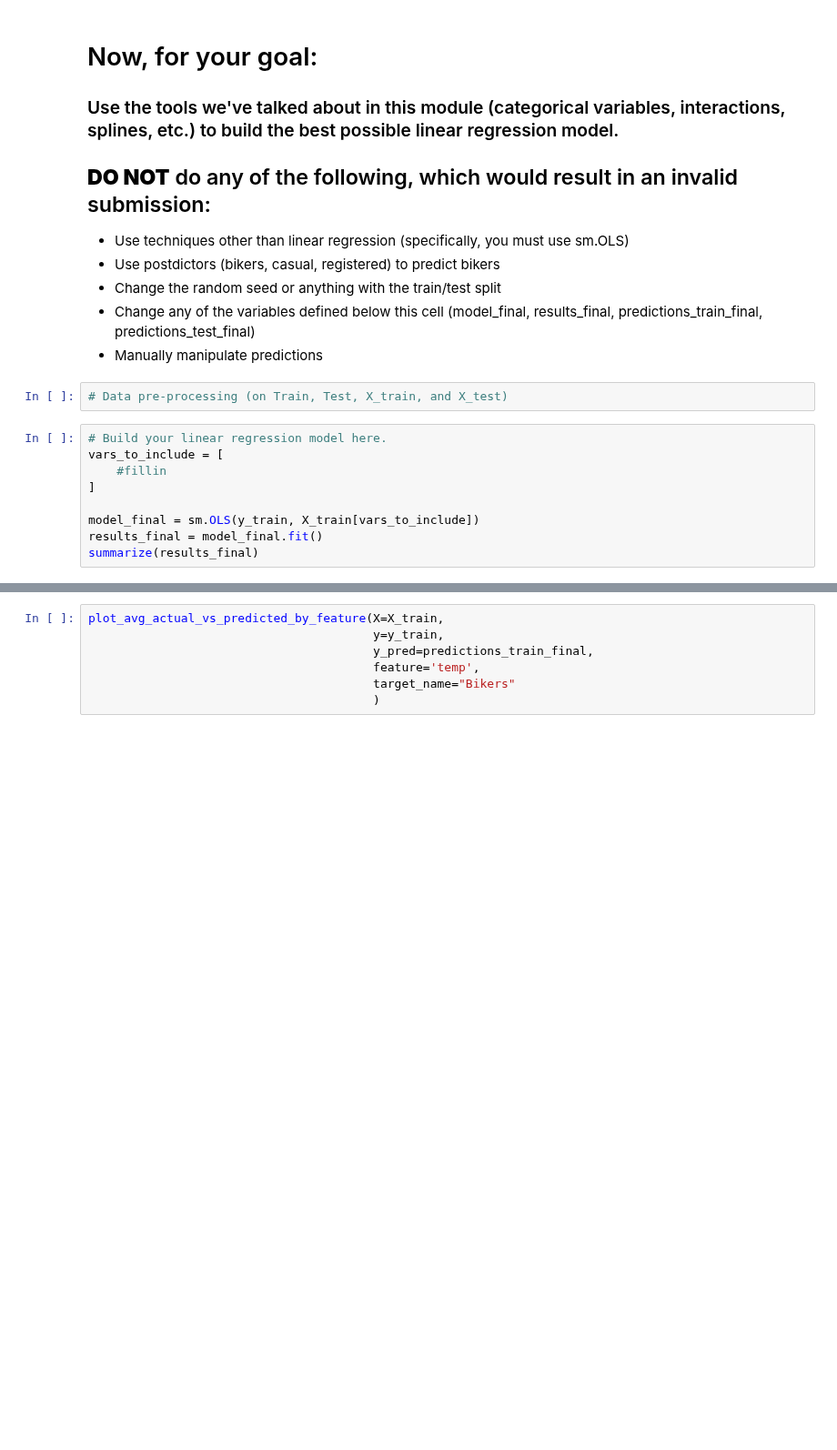
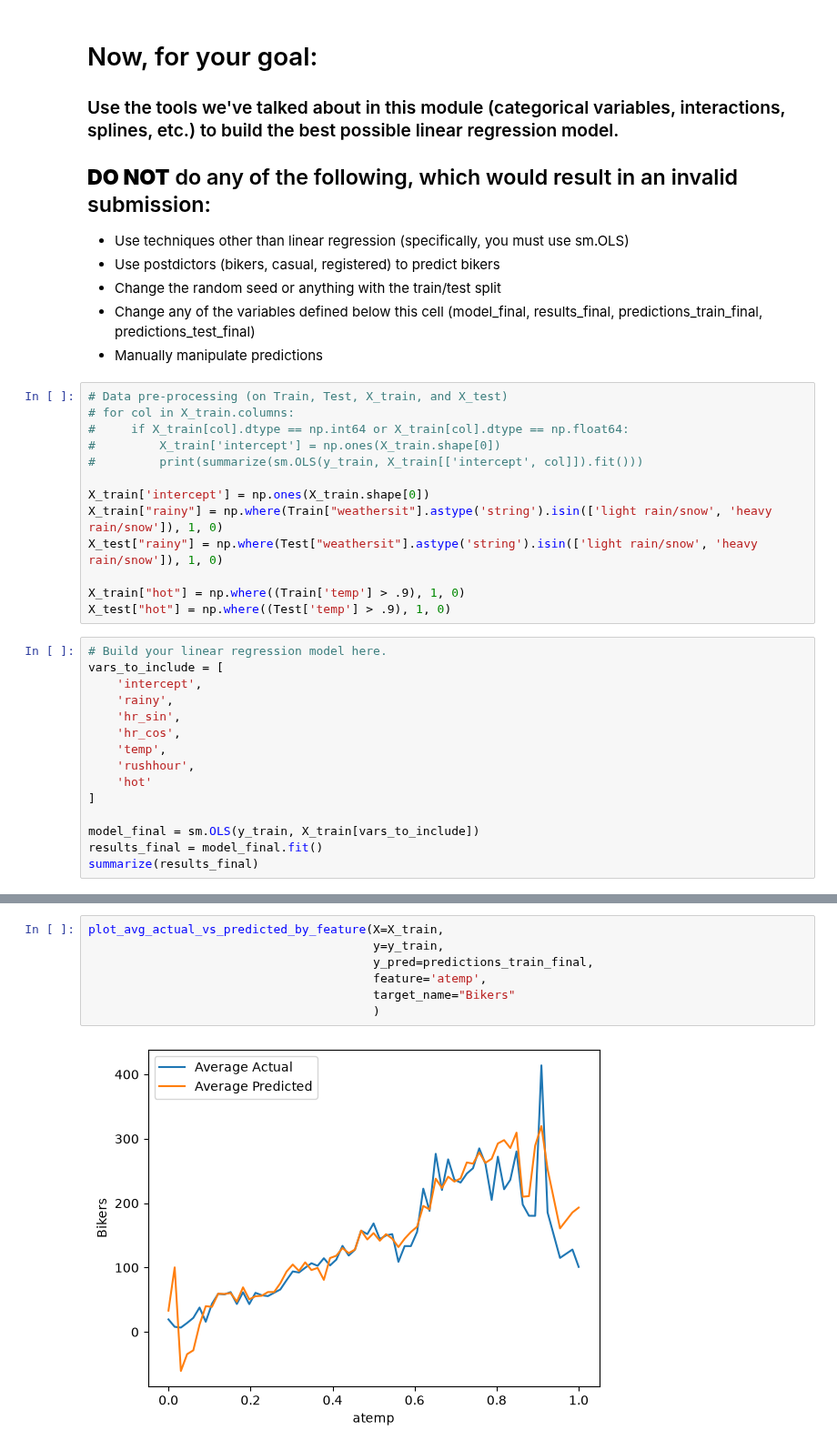
Before and after one commit to Zeke-Wess/CSE-2600-Code, a Jupyter notebook: mod05_nonlinear.ipynb, the cells around one changed output, grey strips where cells are left out. Shown at 91% size. Cells and saved outputs as stored; diff of their text form; blank space fills up the shorter version.

```diff
--- a/mod05_nonlinear.ipynb
+++ b/mod05_nonlinear.ipynb
@@ -271,10 +354,27 @@ plot_avg_actual_vs_predicted_by_feature(X=X_train,
 - Manually manipulate predictions
 # %%
 # Data pre-processing (on Train, Test, X_train, and X_test)
+# for col in X_train.columns:
+#     if X_train[col].dtype == np.int64 or X_train[col].dtype == np.float64:
+#         X_train['intercept'] = np.ones(X_train.shape[0])
+#         print(summarize(sm.OLS(y_train, X_train[['intercept', col]]).fit()))
+
+X_train['intercept'] = np.ones(X_train.shape[0])
+X_train["rainy"] = np.where(Train["weathersit"].astype('string').isin(['light rain/snow', 'heavy rain/snow']), 1, 0)
+X_test["rainy"] = np.where(Test["weathersit"].astype('string').isin(['light rain/snow', 'heavy rain/snow']), 1, 0)
+
+X_train["hot"] = np.where((Train['temp'] > .9), 1, 0)
+X_test["hot"] = np.where((Test['temp'] > .9), 1, 0)
 # %%
 # Build your linear regression model here.
 vars_to_include = [
-    #fillin
+    'intercept',
+    'rainy',
+    'hr_sin',
+    'hr_cos',
+    'temp',
+    'rushhour',
+    'hot'
 ]
 
 model_final = sm.OLS(y_train, X_train[vars_to_include])
@@ -289,7 +401,9 @@ print('MSE test: ', mse(y_test, predictions_test_final))
 # %%
 plot_avg_actual_vs_predicted_by_feature(X=X_train,
                                         y=y_train,
                                         y_pred=predictions_train_final,
-                                        feature='temp',
+                                        feature='atemp',
                                         target_name="Bikers"
                                         )
+# %% [output]
+[figure, added]
```
Also changed, not shown: parts of 18 cells of this notebook.
